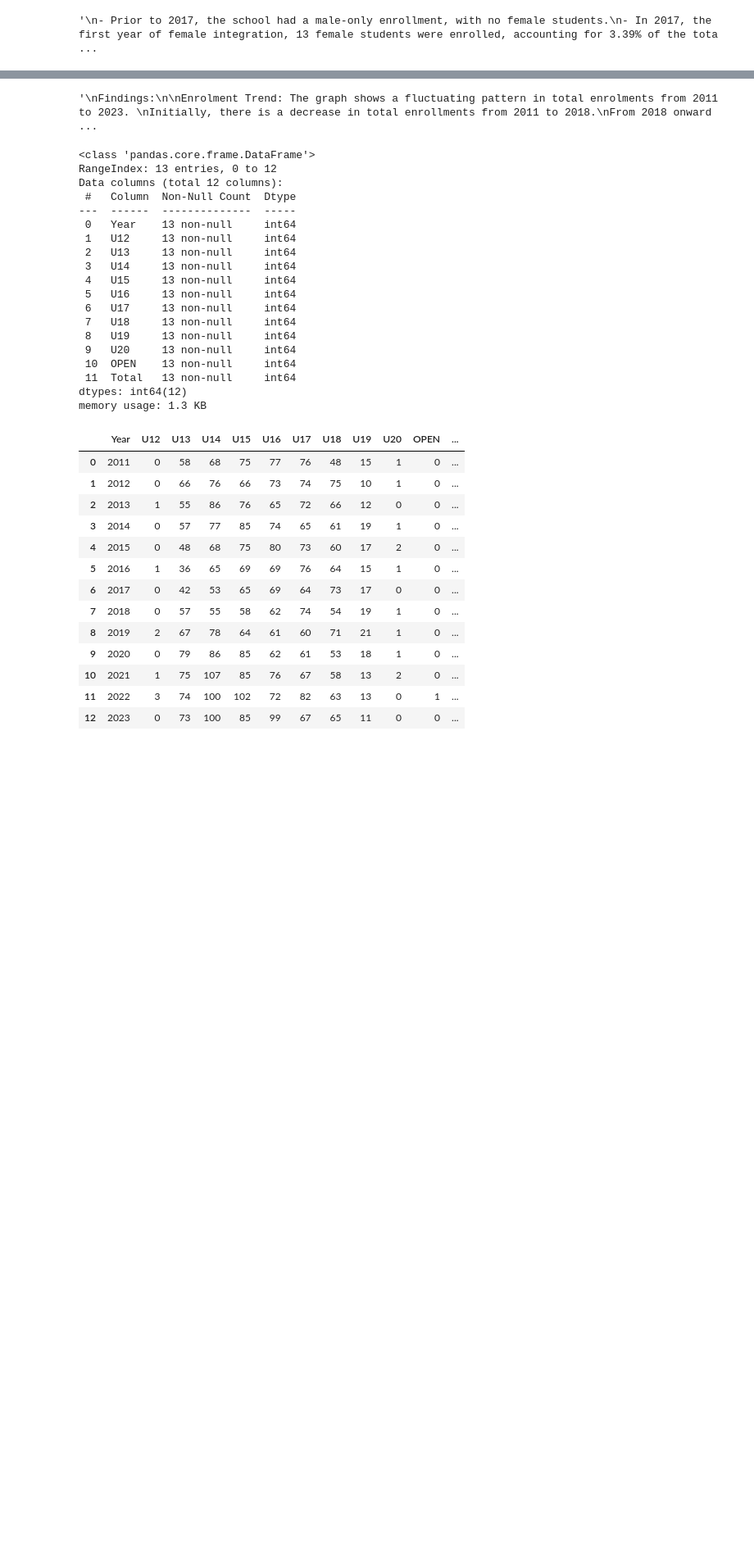
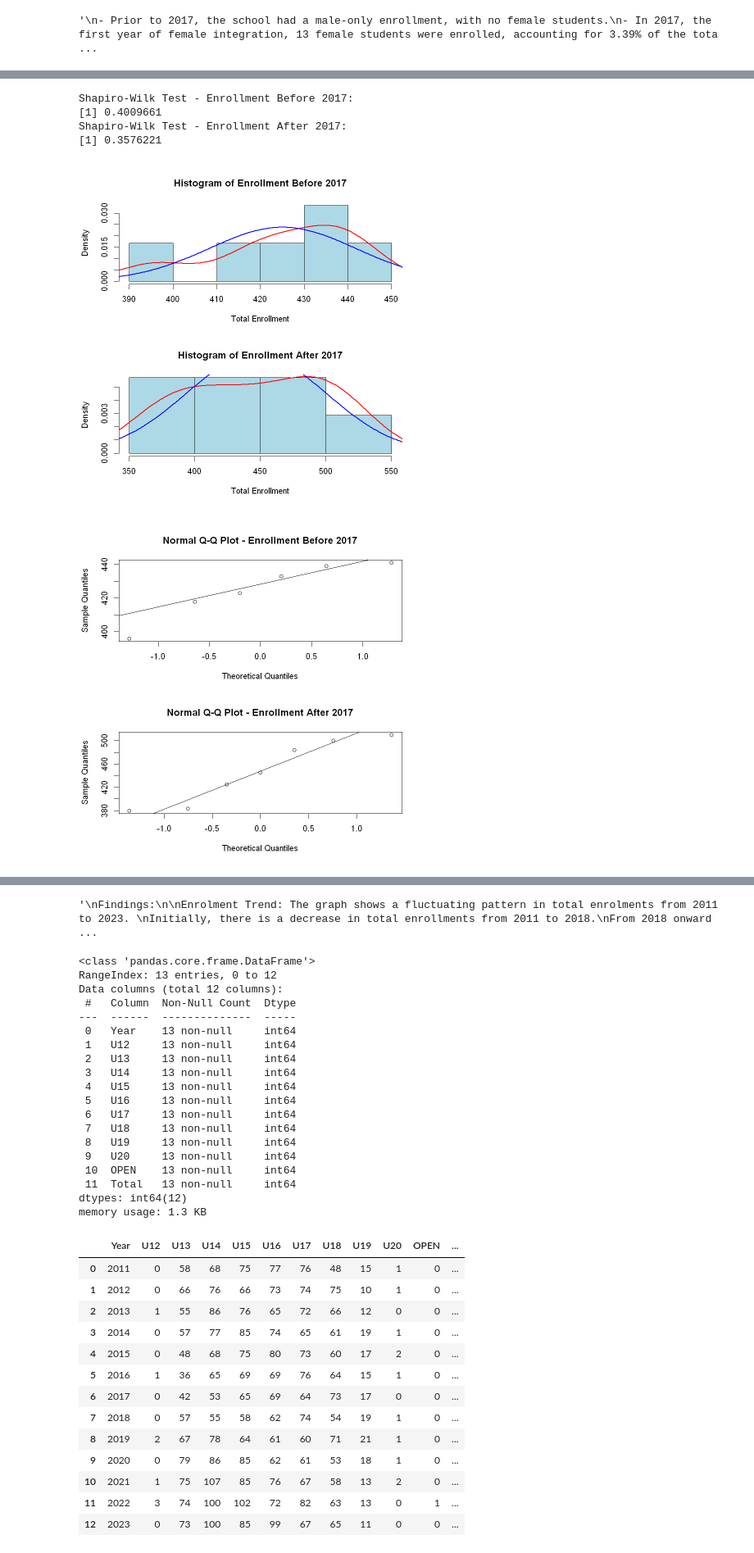
Before and after one commit to OlidiaTL/Analyzing-the-Impact-of-Gender-Integration-A-Case-Study-of-Falcon-College, a Jupyter notebook: FalconDataScienceProject.ipynb, the cells around one changed output, grey strips where cells are left out. Shown: that part at 82% size. Drawn from its saved outputs; the diff is of its cells as text; code cells hidden in the pictures; blank space fills up the shorter version.

```diff
--- a/FalconDataScienceProject.ipynb
+++ b/FalconDataScienceProject.ipynb
@@ -214,0 +221,10 @@ These findings highlight the changing enrolment patterns and the increasing repr
+# %%
+# Load the required packages
+library(arrow)
+library(ggplot2)
+
+# Read the Parquet file
+data <- arrow::read_parquet("C:/Users/Olidia/Desktop/Projects/Falcon/enrolment_dataset.parquet")
+
+# View the data
+head(data)
@@ -214,0 +241,40 @@ These findings highlight the changing enrolment patterns and the increasing repr
+# %%
+# Extract enrollment data for before and after 2017
+enrollment_before_2017 <- data$Total_Enrolment[data$Year < 2017]
+enrollment_after_2017 <- data$Total_Enrolment[data$Year >= 2017]
+
+# Test for normality using Shapiro-Wilk test
+shapiro_before <- shapiro.test(enrollment_before_2017)
+shapiro_after <- shapiro.test(enrollment_after_2017)
+
+# Print the p-values from the Shapiro-Wilk test
+cat("Shapiro-Wilk Test - Enrollment Before 2017:\n")
+print(shapiro_before$p.value)
+cat("Shapiro-Wilk Test - Enrollment After 2017:\n")
+print(shapiro_after$p.value)
+
+# Histograms for enrollment before and after 2017 with density lines
+par(mfcol = c(2, 1))
+hist(enrollment_before_2017, main = "Histogram of Enrollment Before 2017", xlab = "Total Enrollment", col = "lightblue", freq = FALSE)
+d <- density(enrollment_before_2017)
+lines(d, lwd = 2, col = "red")
+lines(d$x, dnorm(d$x, mean(enrollment_before_2017), sd(enrollment_before_2017)), lwd = 2, col = "blue")
+
+hist(enrollment_after_2017, main = "Histogram of Enrollment After 2017", xlab = "Total Enrollment", col = "lightblue", freq = FALSE)
+d <- density(enrollment_after_2017)
+lines(d, lwd = 2, col = "red")
+lines(d$x, dnorm(d$x, mean(enrollment_after_2017), sd(enrollment_after_2017)), lwd = 2, col = "blue")
+
+# Q-Q plots for enrollment before and after 2017
+par(mfcol = c(2, 1))
+qqnorm(enrollment_before_2017, main = "Normal Q-Q Plot - Enrollment Before 2017")
+qqline(enrollment_before_2017)
+qqnorm(enrollment_after_2017, main = "Normal Q-Q Plot - Enrollment After 2017")
+qqline(enrollment_after_2017)
+# %% [output]
+Shapiro-Wilk Test - Enrollment Before 2017:
+[1] 0.4009661
+Shapiro-Wilk Test - Enrollment After 2017:
+[1] 0.3576221
+[figure, added]
+[figure, added]
```
Also changed, not shown: parts of 22 cells of this notebook.
